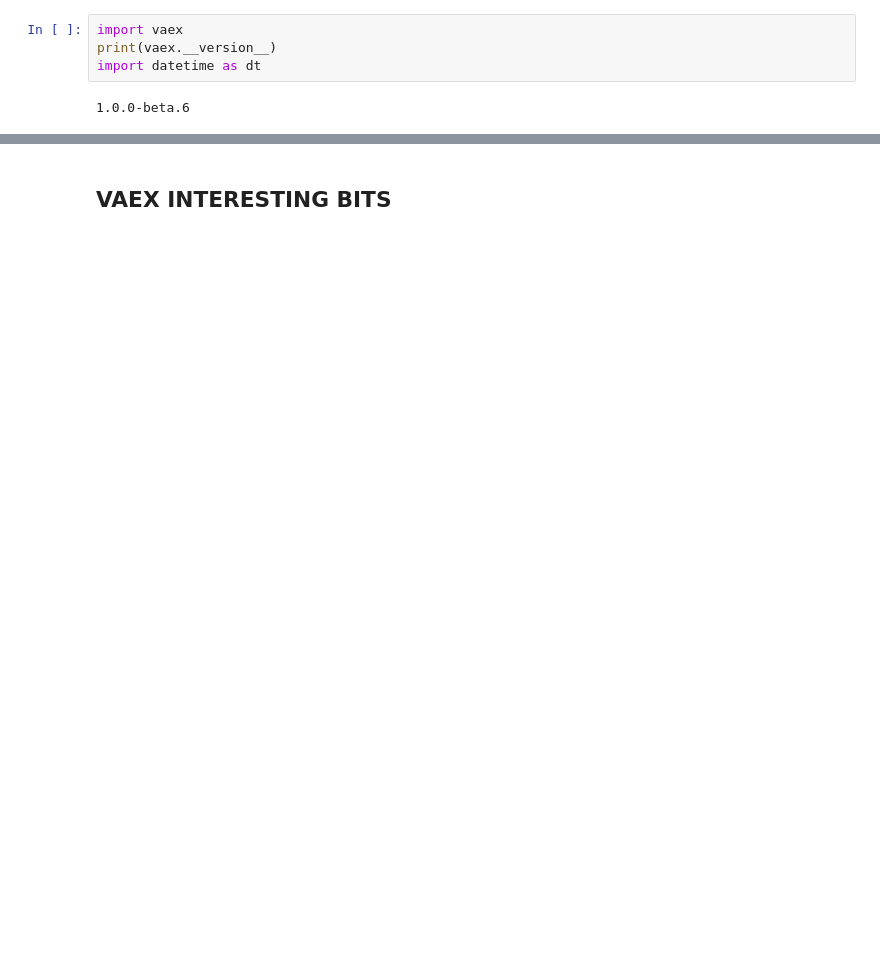
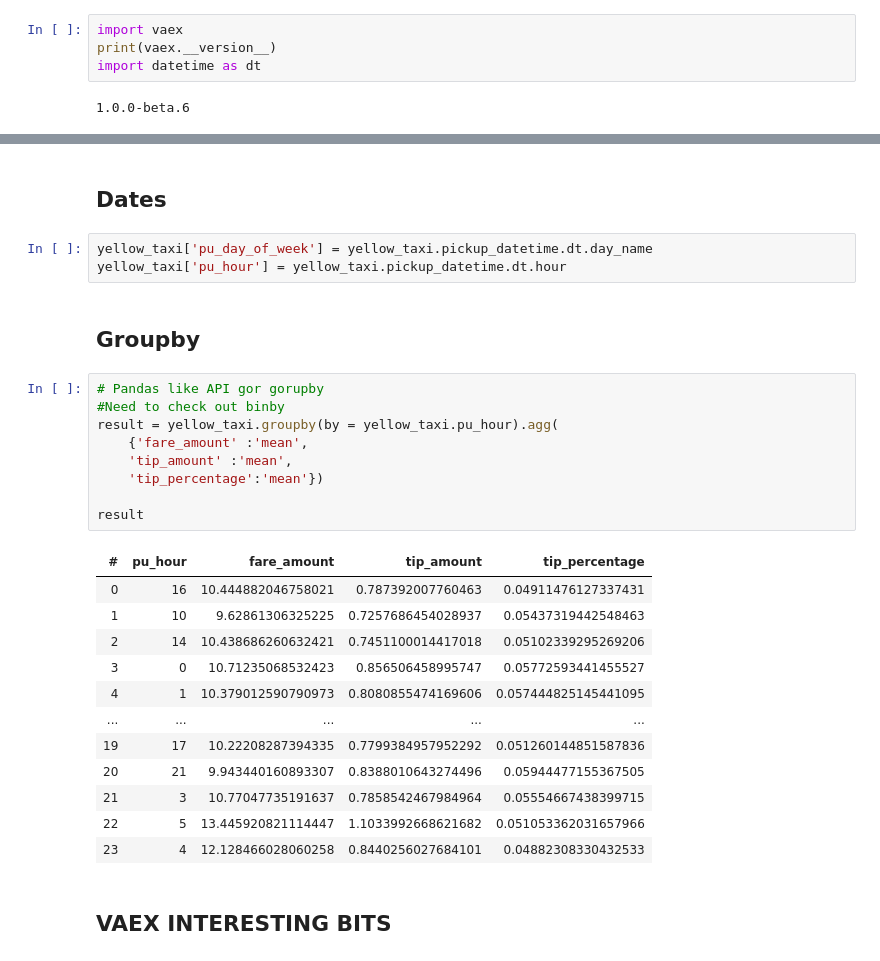
Before and after one commit to boboburo/push-over-pandas_pycon-ireland-19, a Jupyter notebook: 5_vaex_test.ipynb, the cells around one changed output, grey strips where cells are left out. Drawn from its saved outputs; the diff is of its cells as text; blank space fills up the shorter version.

```diff
--- a/5_vaex_test.ipynb
+++ b/5_vaex_test.ipynb
@@ -85,2 +134,31 @@ nyc_taxi_fare.groupby(['passenger_count'])['fare_amount'].agg(count = len,
+# %% [markdown]
+## Dates
+# %%
+yellow_taxi['pu_day_of_week'] = yellow_taxi.pickup_datetime.dt.day_name
+yellow_taxi['pu_hour'] = yellow_taxi.pickup_datetime.dt.hour
+# %% [markdown]
+## Groupby
+# %%
+# Pandas like API gor gorupby
+#Need to check out binby
+result = yellow_taxi.groupby(by = yellow_taxi.pu_hour).agg(
+    {'fare_amount' :'mean',
+    'tip_amount' :'mean',
+    'tip_percentage':'mean'})
+
+result
+# %% [output]
+| # | pu_hour | fare_amount | tip_amount | tip_percentage |
+| 0 | 16 | 10.444882046758021 | 0.787392007760463 | 0.04911476127337431 |
+| 1 | 10 | 9.62861306325225 | 0.7257686454028937 | 0.05437319442548463 |
+| 2 | 14 | 10.438686260632421 | 0.7451100014417018 | 0.05102339295269206 |
+| 3 | 0 | 10.71235068532423 | 0.856506458995747 | 0.05772593441455527 |
+| 4 | 1 | 10.379012590790973 | 0.8080855474169606 | 0.057444825145441095 |
+| ... | ... | ... | ... | ... |
+| 19 | 17 | 10.22208287394335 | 0.7799384957952292 | 0.051260144851587836 |
+| 20 | 21 | 9.943440160893307 | 0.8388010643274496 | 0.05944477155367505 |
+| 21 | 3 | 10.77047735191637 | 0.7858542467984964 | 0.05554667438399715 |
+| 22 | 5 | 13.445920821114447 | 1.1033992668621682 | 0.051053362031657966 |
+| 23 | 4 | 12.128466028060258 | 0.8440256027684101 | 0.04882308330432533 |
 # %% [markdown]
 ## VAEX INTERESTING BITS ##
```
Also changed, not shown: parts of 45 cells of this notebook, 27 other files.
